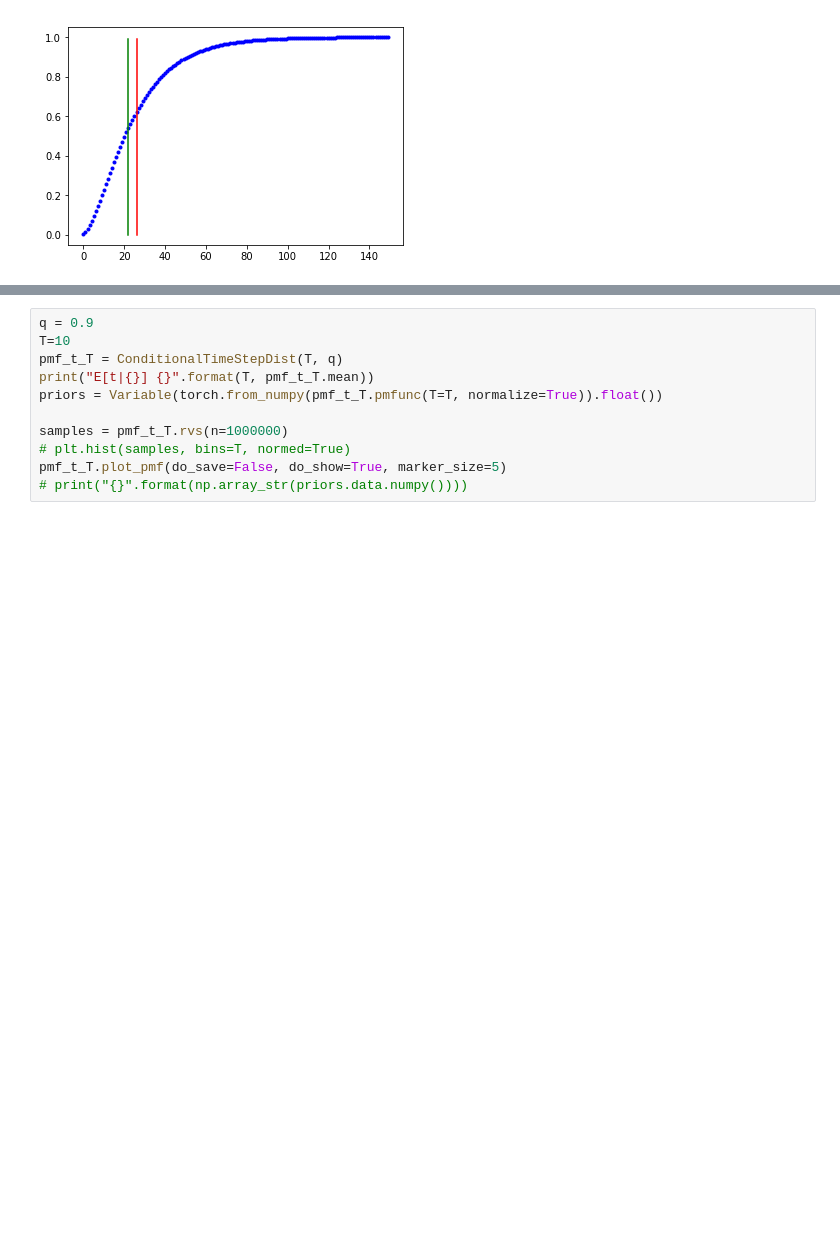
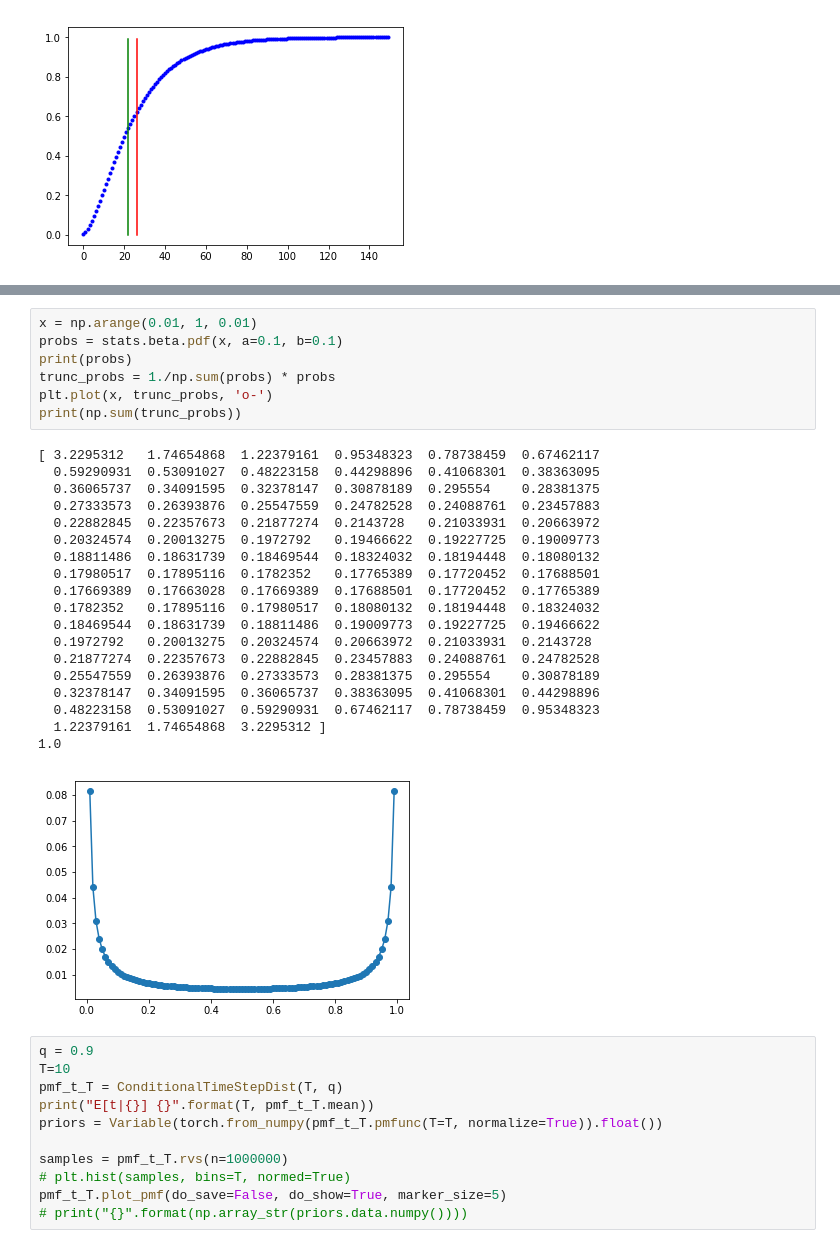
Before and after one commit to toologicbv/meta_learner, a Jupyter notebook: pytorch_expers.ipynb, the cells around one changed output, grey strips where cells are left out. Drawn from its saved outputs; the diff is of its cells as text; blank space fills up the shorter version.

```diff
--- a/pytorch_expers.ipynb
+++ b/pytorch_expers.ipynb
@@ -284,3 +277,30 @@ Variable containing:
+# %%
+x = np.arange(0.01, 1, 0.01)
+probs = stats.beta.pdf(x, a=0.1, b=0.1)
+print(probs)
+trunc_probs = 1./np.sum(probs) * probs
+plt.plot(x, trunc_probs, 'o-')
+print(np.sum(trunc_probs))
+# %% [output]
+[ 3.2295312   1.74654868  1.22379161  0.95348323  0.78738459  0.67462117
+  0.59290931  0.53091027  0.48223158  0.44298896  0.41068301  0.38363095
+  0.36065737  0.34091595  0.32378147  0.30878189  0.295554    0.28381375
+  0.27333573  0.26393876  0.25547559  0.24782528  0.24088761  0.23457883
+  0.22882845  0.22357673  0.21877274  0.2143728   0.21033931  0.20663972
+  0.20324574  0.20013275  0.1972792   0.19466622  0.19227725  0.19009773
+  0.18811486  0.18631739  0.18469544  0.18324032  0.18194448  0.18080132
+  0.17980517  0.17895116  0.1782352   0.17765389  0.17720452  0.17688501
+  0.17669389  0.17663028  0.17669389  0.17688501  0.17720452  0.17765389
+  0.1782352   0.17895116  0.17980517  0.18080132  0.18194448  0.18324032
+  0.18469544  0.18631739  0.18811486  0.19009773  0.19227725  0.19466622
+  0.1972792   0.20013275  0.20324574  0.20663972  0.21033931  0.2143728
+  0.21877274  0.22357673  0.22882845  0.23457883  0.24088761  0.24782528
+  0.25547559  0.26393876  0.27333573  0.28381375  0.295554    0.30878189
+  0.32378147  0.34091595  0.36065737  0.38363095  0.41068301  0.44298896
+  0.48223158  0.53091027  0.59290931  0.67462117  0.78738459  0.95348323
+  1.22379161  1.74654868  3.2295312 ]
+1.0
+[figure, added]
 # %%
 q = 0.9
 T=10
```
Also changed, not shown: parts of 2 cells of this notebook, 6 other files.
